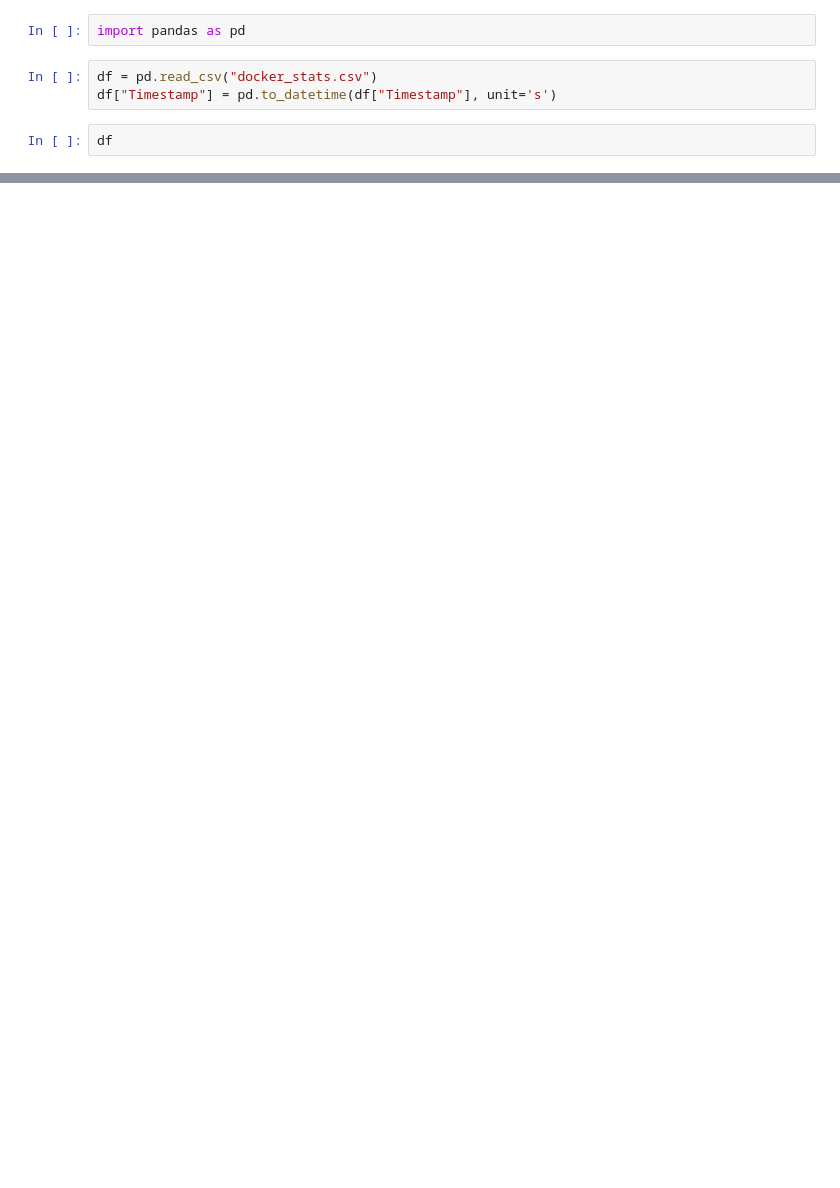
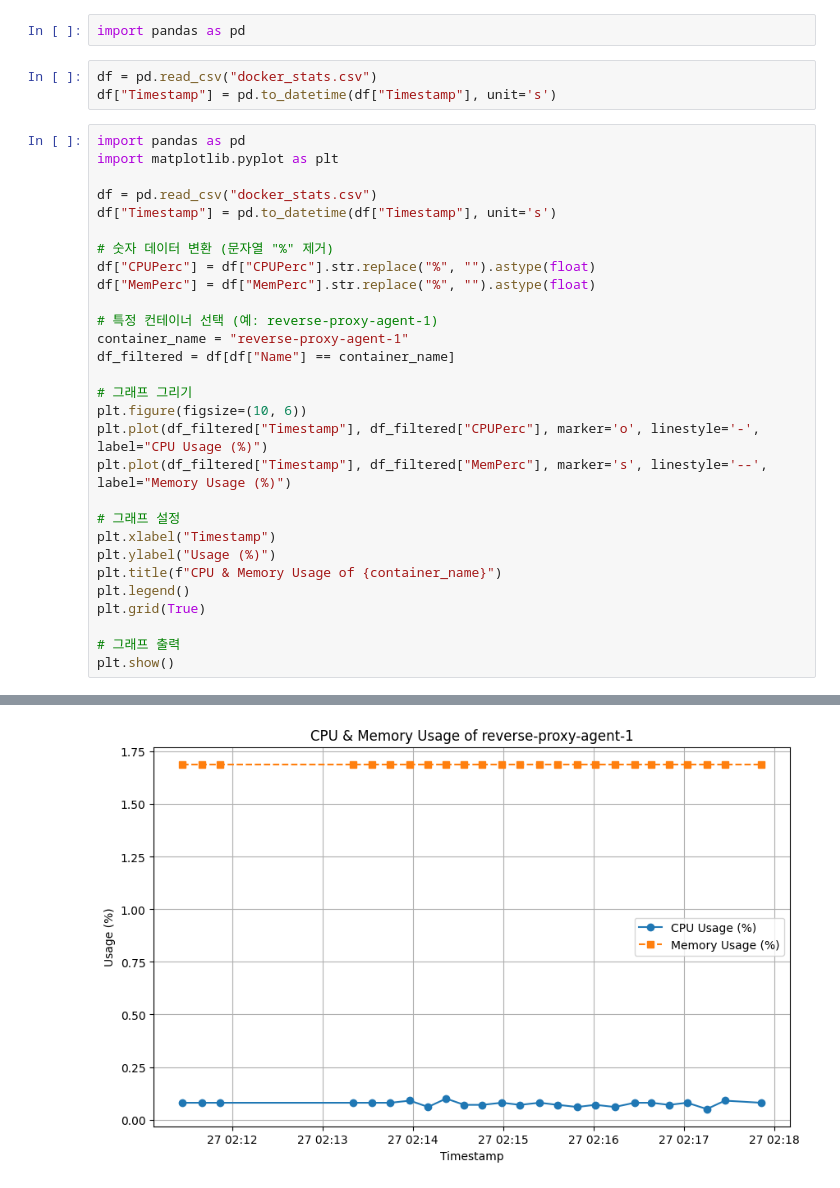
Before and after one commit to heejin131/reverse-proxy, a Jupyter notebook: note/docker_stats.ipynb, the cells around one changed output, grey strips where cells are left out. Saved outputs shown, nothing was run; the diff lists cells and outputs as text; blank space fills up the shorter version.

```diff
--- a/note/docker_stats.ipynb
+++ b/note/docker_stats.ipynb
@@ -4,5 +4,32 @@ import pandas as pd
 df = pd.read_csv("docker_stats.csv")
 df["Timestamp"] = pd.to_datetime(df["Timestamp"], unit='s')
 # %%
-df
+import pandas as pd
+import matplotlib.pyplot as plt
+
+df = pd.read_csv("docker_stats.csv")
+df["Timestamp"] = pd.to_datetime(df["Timestamp"], unit='s')
+
+# 숫자 데이터 변환 (문자열 "%" 제거)
+df["CPUPerc"] = df["CPUPerc"].str.replace("%", "").astype(float)
+df["MemPerc"] = df["MemPerc"].str.replace("%", "").astype(float)
+
+# 특정 컨테이너 선택 (예: reverse-proxy-agent-1)
+container_name = "reverse-proxy-agent-1"
+df_filtered = df[df["Name"] == container_name]
+
+# 그래프 그리기
+plt.figure(figsize=(10, 6))
+plt.plot(df_filtered["Timestamp"], df_filtered["CPUPerc"], marker='o', linestyle='-', label="CPU Usage (%)")
+plt.plot(df_filtered["Timestamp"], df_filtered["MemPerc"], marker='s', linestyle='--', label="Memory Usage (%)")
+
+# 그래프 설정
+plt.xlabel("Timestamp")
+plt.ylabel("Usage (%)")
+plt.title(f"CPU & Memory Usage of {container_name}")
+plt.legend()
+plt.grid(True)
+
+# 그래프 출력
+plt.show()
 # %% [output]
@@ -25,0 +36 @@ df
+[figure, added]
```
Also changed, not shown: parts of 1 cell of this notebook, 6 other files.
